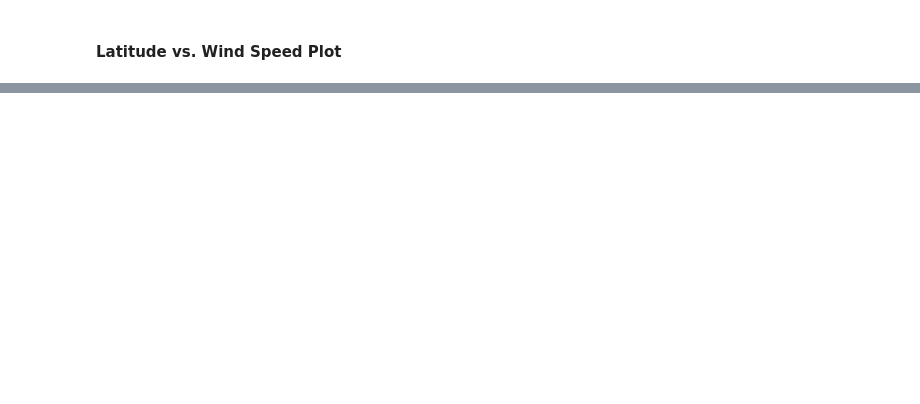
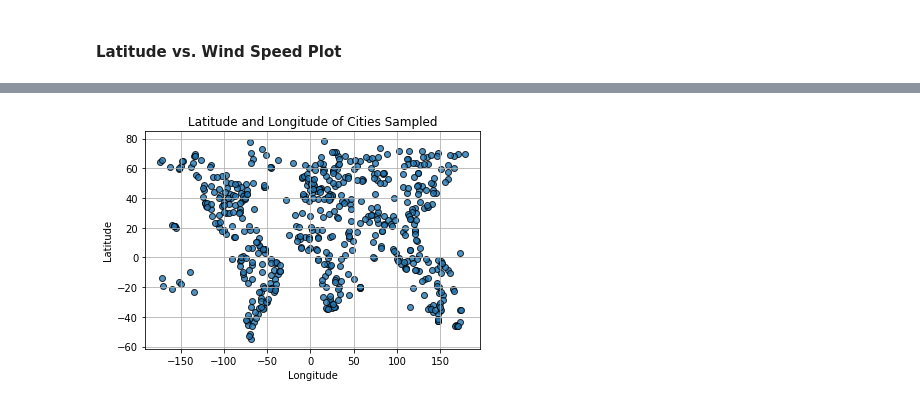
Before and after one commit to BryantSmith91/HW_06_APIs, a Jupyter notebook: WeatherPy.ipynb, the cells around one changed output, grey strips where cells are left out. Drawn from its saved outputs; the diff is of its cells as text; code cells hidden in the pictures; blank space fills up the shorter version.

```diff
--- a/WeatherPy.ipynb
+++ b/WeatherPy.ipynb
@@ -195,0 +218,10 @@ plt.show()
+# %%
+plt.scatter(x=weatherdata["Lng"], y = weatherdata["Lat"], edgecolors='black', alpha=.8)
+plt.title("Latitude and Longitude of Cities Sampled")
+plt.xlabel("Longitude")
+plt.ylabel("Latitude")
+plt.grid()
+plt.savefig('output_data/LatVsLong.png', bbox_inches = 'tight')
+plt.show()
+# %% [output]
+[figure, added]
```
Also changed, not shown: parts of 10 cells of this notebook, 6 other files.
